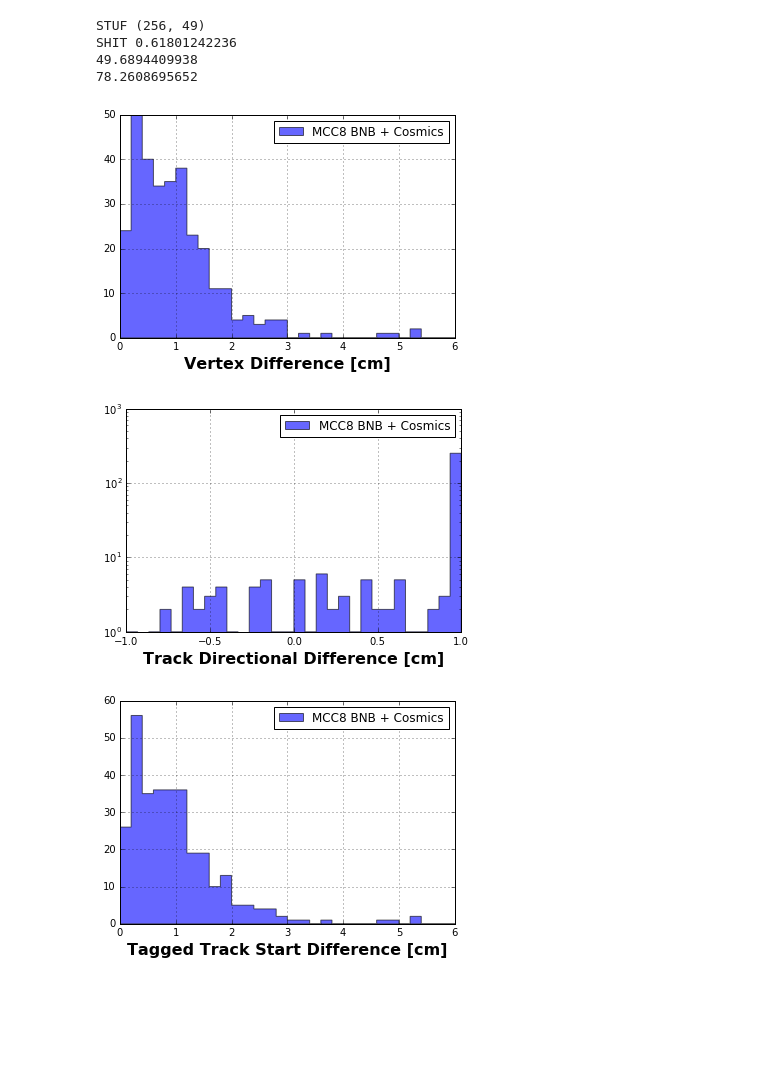
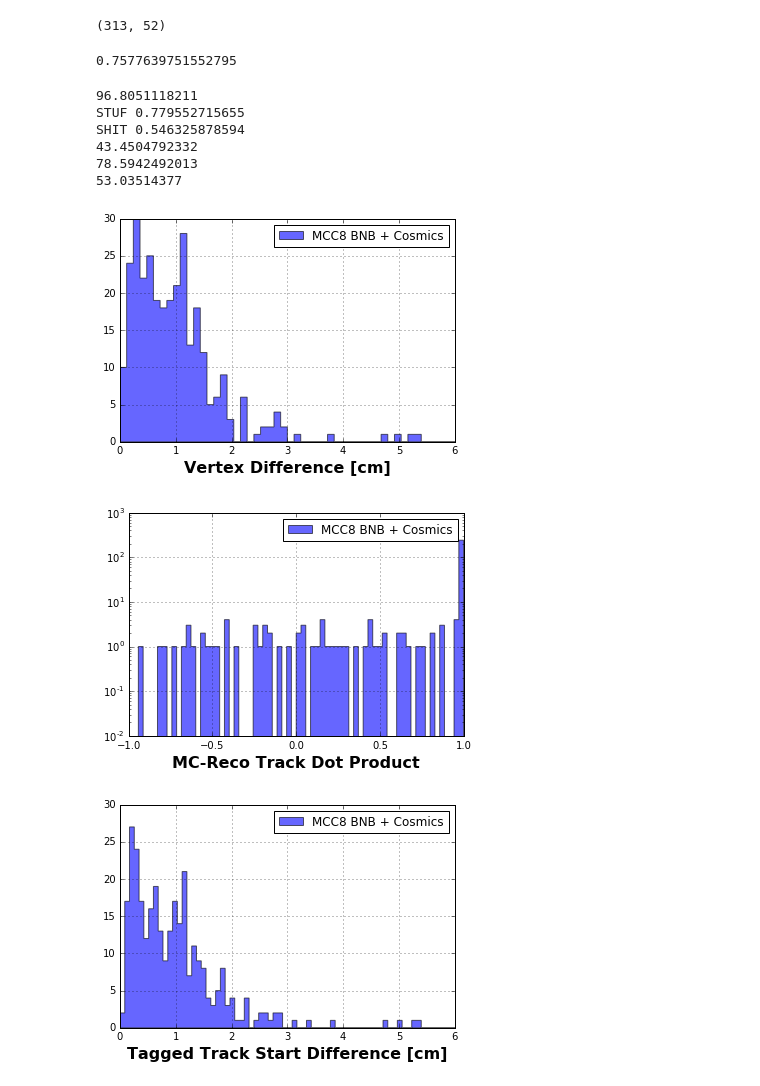
Before and after one commit to ahack379/ShowerTest, a Jupyter notebook: Signal_Quality/mac/QualityPlots.ipynb, the cells around one changed output. Drawn from its saved outputs; the diff is of its cells as text; code cells hidden in the pictures; blank space fills up the shorter version.

```diff
--- a/Signal_Quality/mac/QualityPlots.ipynb
+++ b/Signal_Quality/mac/QualityPlots.ipynb
@@ -24,5 +24,8 @@ df['shr2_diff_y'] = df['mc_shr2_st_y'] - df['reco_shr2_st_y']
 df['shr2_diff_z'] = df['mc_shr2_st_z'] - df['reco_shr2_st_z']
 df['shr2_diff_e'] = df['mc_shr2_e'] - df['reco_shr2_e']
 
+df['eres1'] = df['shr1_diff_e'] / df['mc_shr1_e']
+df['eres2'] = df['shr2_diff_e'] / df['mc_shr2_e']
+
 df.head()
 # %% [output]
@@ -36,52 +39,70 @@ df.head()
+# %%
+print df.shape
+
+244./322
+# %% [output]
+(313, 52)
+0.7577639751552795
 # %%
-a = df.query('trk_dot > 0.8')
+a = df.query(' vtx_diff < 5')
+print float(a.shape[0])/313 * 100
+#print 168./322 * 100
+
+a = df.query('trk_dot > 0.95')
 #a = df.query('vtx_diff < 10')
-print "STUF", a.shape
-a = df.query('shr2_st_diff < 8 and shr1_st_diff < 8 ')
-print "SHIT" ,float(a.shape[0])/322
+print "STUF", float(a.shape[0])/313.
+a = df.query('shr2_st_diff < 5 and shr1_st_diff < 5 ')
+print "SHIT" ,float(a.shape[0])/313. #322
 
-a = df.query('shr2_st_diff < 8 and shr1_st_diff < 8 and trk_dot > 0.8 and vtx_diff < 6')
-print float(a.shape[0])/322 * 100
+a = df.query('shr2_st_diff < 5 and shr1_st_diff < 5 and trk_dot > 0.95 and vtx_diff < 6')
+print float(a.shape[0])/313 * 100 #22 * 100
 
 a = df.query('trk_dot > 0.8 and vtx_diff < 6')
-print float(a.shape[0])/322 * 100
+print float(a.shape[0])/313 * 100 #22 * 100
 #print 168./322 * 100
+
+a = df.query('shr1_dot > 0.95 and shr2_dot > 0.95 and trk_dot > 0.95 and vtx_diff < 5')
+print float(a.shape[0])/313 * 100 #22 * 100
 # %% [output]
-STUF (256, 49)
-SHIT 0.61801242236
-49.6894409938
-78.2608695652
+96.8051118211
+STUF 0.779552715655
+SHIT 0.546325878594
+43.4504792332
+78.5942492013
+53.03514377
 # %%
-_,_,_ = plt.hist(df.vtx_diff.values,bins=30,label='MCC8 BNB + Cosmics',color='b',histtype='stepfilled',\
+_,_,_ = plt.hist(df.vtx_diff.values,bins=50,label='MCC8 BNB + Cosmics',color='b',histtype='stepfilled',\
          alpha=0.6,range=(0,6))
 plt.grid(True)
 plt.xlabel('Vertex Difference [cm]',fontsize=16,weight='bold')
 plt.legend()
 plt.savefig('Plots/VertexRes.png')
 
 plt.figure()
-_,_,_ = plt.hist(df.trk_dot.values,bins=30,label='MCC8 BNB + Cosmics',color='b',histtype='stepfilled',\
+_,_,_ = plt.hist(df.trk_dot.values,bins=70,label='MCC8 BNB + Cosmics',color='b',histtype='stepfilled',\
          alpha=0.6,range=(-1,1))
 plt.grid(True)
-plt.xlabel('Track Directional Difference [cm]',fontsize=16,weight='bold')
+plt.xlabel('MC-Reco Track Dot Product',fontsize=16,weight='bold')
 plt.legend()
 plt.yscale('log')
+plt.ylim(0.01,1000)
+#plt.axvline(0.95)
 plt.savefig('Plots/TrackDirRes.png')
 
 
 plt.figure()
-_,_,_ = plt.hist(df.trk_st_diff.values,bins=30,label='MCC8 BNB + Cosmics',color='b',histtype='stepfilled',\
+_,_,_ = plt.hist(df.trk_st_diff.values,bins=70,label='MCC8 BNB + Cosmics',color='b',histtype='stepfilled',\
          alpha=0.6,range=(0,6))
 plt.grid(True)
 plt.xlabel('Tagged Track Start Difference [cm]',fontsize=16,weight='bold')
 plt.legend()
 plt.savefig('Plots/TrackStartRes.png')
 
 #plt.yscale('log')
 # %% [output]
-[figure, old version]
+[figure, new version]
-[figure, old version]
+[figure, new version]
-[figure, old version]
+[figure, new version]
 # %%
 _,_,_ = plt.hist(df.diff_x,bins=30,label='MCC8 BNB + Cosmics',color='b',histtype='stepfilled',\
          alpha=0.6,range=(0,6))
```
Also changed, not shown: parts of 12 cells of this notebook, 24 other files.
